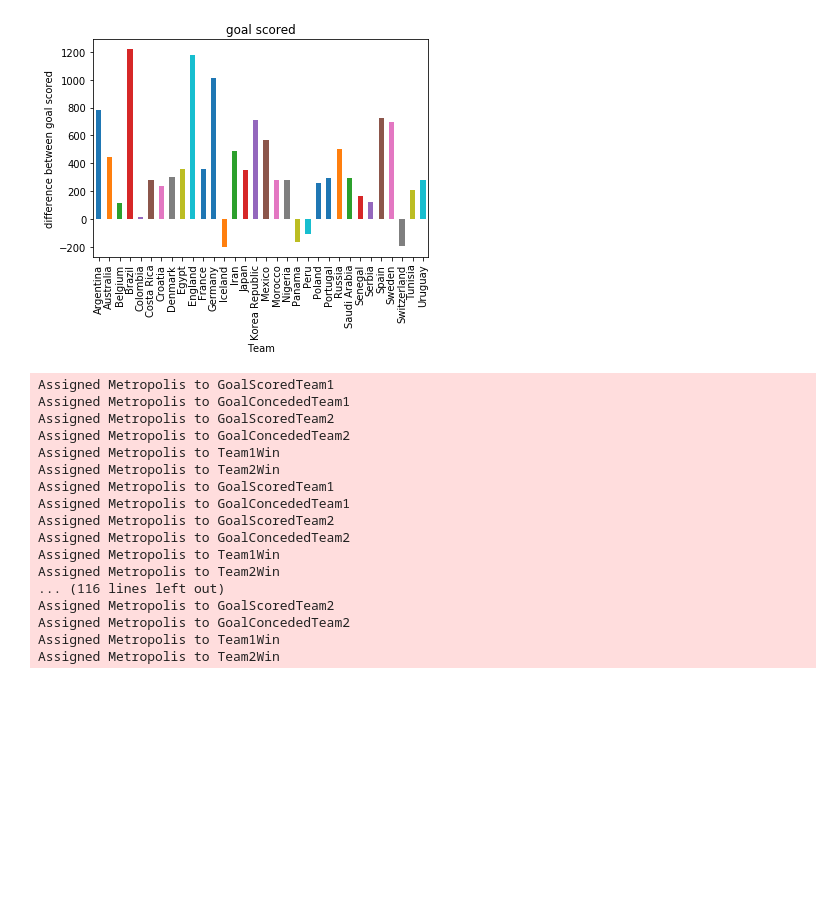
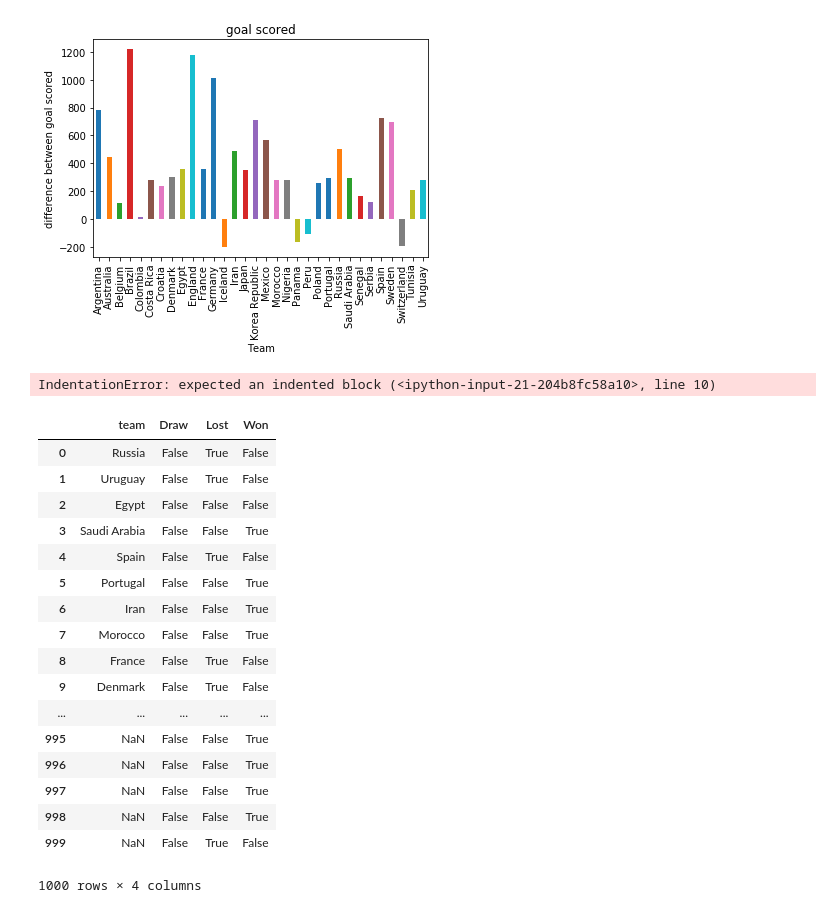
Before and after one commit to sunilsainiK/predict, a Jupyter notebook: Football Testing.ipynb, the cells around one changed output. Saved outputs shown, nothing was run; the diff lists cells and outputs as text; code cells hidden in the pictures; blank space fills up the shorter version.

```diff
--- a/Football Testing.ipynb
+++ b/Football Testing.ipynb
@@ -164,42 +164,54 @@ df['difference'] = df['goal_scored']-df['goal_conceded']
 # %%
 i=0
 K=0
-def grprankinig(x,y):
-    for i in range(0,len(df.Group)):
+j=0
+def  grprankinig(x,y):
+    for i in range(0,len(df.Group)-1):
         if (df.Group[i]==x):
+            for j in range()
             model = pm.Model();
+            with model:
+                GoalScoredTeam1 = pm.Poisson("GoalScoredTeam1",df.goal_scored[i]/df.No_of_matches[i])
+                GoalConcededTeam1 = pm.Poisson("GoalConcededTeam1",df.goal_conceded[i]/df.No_of_matches[i])
+                GoalScoredTeam2 = pm.Poisson("GoalScoredTeam2",df.goal_scored[i+1]/df.No_of_matches[i+1])
+                GoalConcededTeam2 = pm.Poisson("GoalConcededTeam2",df.goal_conceded[i+1]/df.No_of_matches[i+1])
+                Team1Win = pm.Poisson("Team1Win",GoalScoredTeam1+GoalConcededTeam2)
+                Team2Win = pm.Poisson("Team2Win",GoalScoredTeam2+GoalConcededTeam1)
+                trace= pm.sample(1000,tune=500,progressbar=True)
 
-            with model:
-                GoalScoredTeam1 = pm.Poisson('GoalScoredTeam1',df.goal_scored[i]/df.No_of_matches[i])
-                GoalConcededTeam1 = pm.Poisson('GoalConcededTeam1',df.goal_conceded[i]/df.No_of_matches[i])
-                GoalScoredTeam2 = pm.Poisson('GoalScoredTeam2',df.goal_scored[i+1]/df.No_of_matches[i+1])
-                GoalConcededTeam2 = pm.Poisson('GoalConcededTeam2',df.goal_conceded[i+1]/df.No_of_matches[i+1])
-                Team1Win = pm.Poisson('Team1Win',GoalScoredTeam1+GoalConcededTeam2)
-                Team2Win = pm.Poisson('Team2Win',GoalScoredTeam2+GoalConcededTeam1)
-                trace= pm.sample(100000,tune=50000,progressbar=True)
-                pm.traceplot(trace)
-                pm.plots.plot_posterior(trace)
-                pred = pd.DataFrame({
-                "Team1": trace["Team1Win"][1000:],
-                "Team2": trace["Team2Win"][1000:],
-                 })
+                global Team1
+                global Team2
+                Team1 = pd.DataFrame({
+                "Won":trace['Team1Win'] > trace['Team2Win'],
+                "Lost":trace['Team2Win'] > trace['Team1Win'],
+                "Draw":['Team1Win'] == trace['Team2Win']
+                })
+
+
+
+
 for K in range(0,len(df.Group)):
     grprankinig(df.Group[K],df.Team[K])
 # %% [output]
-Assigned Metropolis to GoalScoredTeam1
-Assigned Metropolis to GoalConcededTeam1
-Assigned Metropolis to GoalScoredTeam2
-Assigned Metropolis to GoalConcededTeam2
-Assigned Metropolis to Team1Win
-Assigned Metropolis to Team2Win
-Assigned Metropolis to GoalScoredTeam1
-Assigned Metropolis to GoalConcededTeam1
-Assigned Metropolis to GoalScoredTeam2
-Assigned Metropolis to GoalConcededTeam2
-Assigned Metropolis to Team1Win
-Assigned Metropolis to Team2Win
-... (116 lines left out)
-Assigned Metropolis to GoalScoredTeam2
-Assigned Metropolis to GoalConcededTeam2
-Assigned Metropolis to Team1Win
-Assigned Metropolis to Team2Win
+IndentationError: expected an indented block (<ipython-input-21-204b8fc58a10>, line 10)
+# %%
+Team1
+# %% [output]
+|  | team | Draw | Lost | Won |
+| 0 | Russia | False | True | False |
+| 1 | Uruguay | False | True | False |
+| 2 | Egypt | False | False | False |
+| 3 | Saudi Arabia | False | False | True |
+| 4 | Spain | False | True | False |
+| 5 | Portugal | False | False | True |
+| 6 | Iran | False | False | True |
+| 7 | Morocco | False | False | True |
+| 8 | France | False | True | False |
+| 9 | Denmark | False | True | False |
+| ... | ... | ... | ... | ... |
+| 995 | NaN | False | False | True |
+| 996 | NaN | False | False | True |
+| 997 | NaN | False | False | True |
+| 998 | NaN | False | False | True |
+| 999 | NaN | False | True | False |
+1000 rows × 4 columns
```
Also changed, not shown: parts of 2 cells of this notebook.
